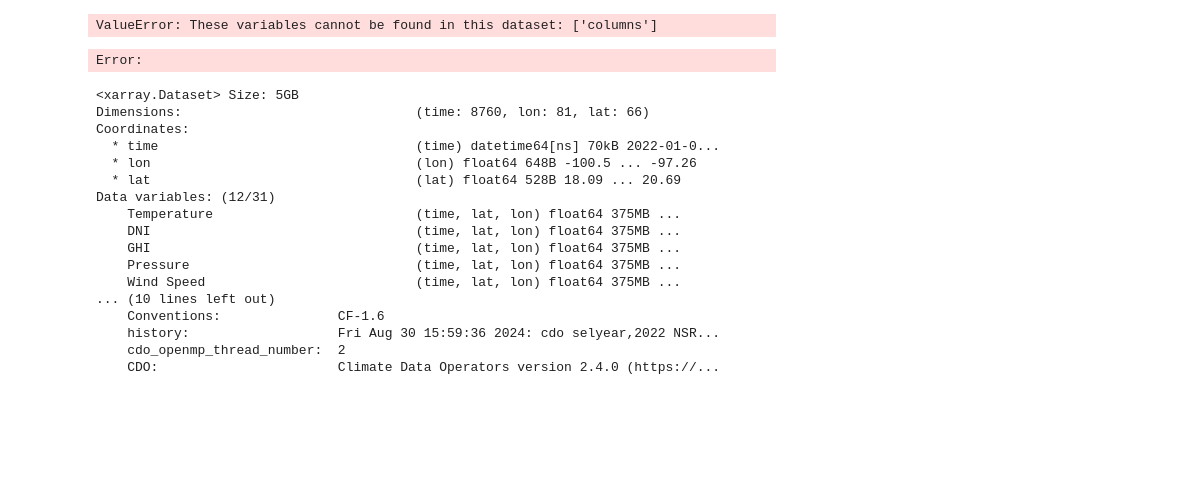
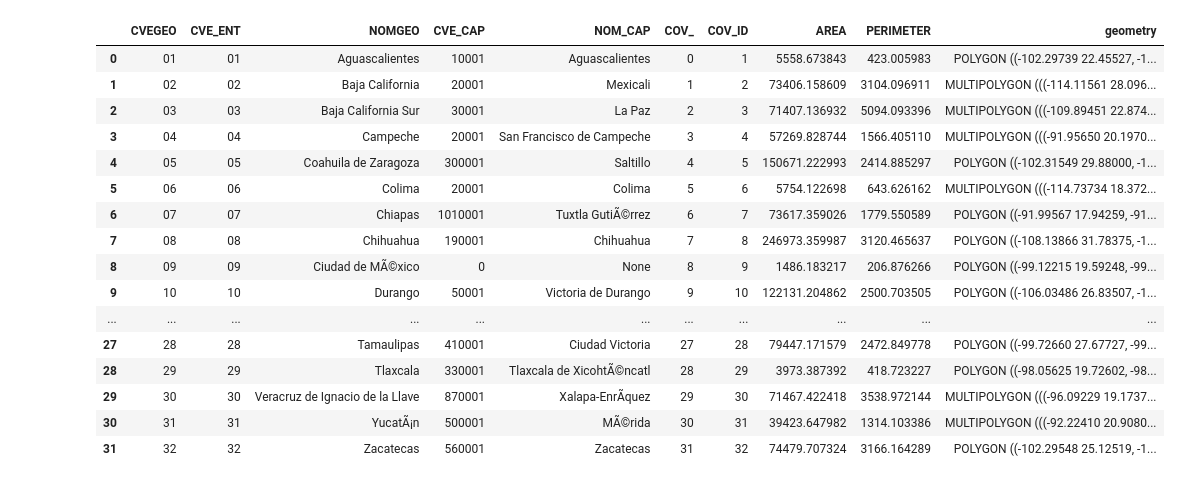
Before and after one commit to rodrigoms95/recurso_solar, a Jupyter notebook: code/track_test_nc.ipynb, the cells around one changed output. Saved outputs shown, nothing was run; the diff lists cells and outputs as text; code cells hidden in the pictures; blank space fills up the shorter version.

```diff
--- a/code/track_test_nc.ipynb
+++ b/code/track_test_nc.ipynb
@@ -21,6 +22,27 @@ def atan(x): return np.arctan(x) * 180/np.pi
 # Huso horario.
 # La información está en UTC.
 TZ = -6
+# %%
+estados = gpd.read_file("../data/Mapas/dest23gw")
+estados
+# %% [output]
+|  | CVEGEO | CVE_ENT | NOMGEO | CVE_CAP | NOM_CAP | COV_ | COV_ID | AREA | PERIMETER | geometry |
+| 0 | 01 | 01 | Aguascalientes | 10001 | Aguascalientes | 0 | 1 | 5558.673843 | 423.005983 | POLYGON ((-102.29739 22.45527, -1... |
+| 1 | 02 | 02 | Baja California | 20001 | Mexicali | 1 | 2 | 73406.158609 | 3104.096911 | MULTIPOLYGON (((-114.11561 28.096... |
+| 2 | 03 | 03 | Baja California Sur | 30001 | La Paz | 2 | 3 | 71407.136932 | 5094.093396 | MULTIPOLYGON (((-109.89451 22.874... |
+| 3 | 04 | 04 | Campeche | 20001 | San Francisco de Campeche | 3 | 4 | 57269.828744 | 1566.405110 | MULTIPOLYGON (((-91.95650 20.1970... |
+| 4 | 05 | 05 | Coahuila de Zaragoza | 300001 | Saltillo | 4 | 5 | 150671.222993 | 2414.885297 | POLYGON ((-102.31549 29.88000, -1... |
+| 5 | 06 | 06 | Colima | 20001 | Colima | 5 | 6 | 5754.122698 | 643.626162 | MULTIPOLYGON (((-114.73734 18.372... |
+| 6 | 07 | 07 | Chiapas | 1010001 | Tuxtla GutiÃ©rrez | 6 | 7 | 73617.359026 | 1779.550589 | POLYGON ((-91.99567 17.94259, -91... |
+| 7 | 08 | 08 | Chihuahua | 190001 | Chihuahua | 7 | 8 | 246973.359987 | 3120.465637 | POLYGON ((-108.13866 31.78375, -1... |
+| 8 | 09 | 09 | Ciudad de MÃ©xico | 0 | None | 8 | 9 | 1486.183217 | 206.876266 | POLYGON ((-99.12215 19.59248, -99... |
+| 9 | 10 | 10 | Durango | 50001 | Victoria de Durango | 9 | 10 | 122131.204862 | 2500.703505 | POLYGON ((-106.03486 26.83507, -1... |
+| ... | ... | ... | ... | ... | ... | ... | ... | ... | ... | ... |
+| 27 | 28 | 28 | Tamaulipas | 410001 | Ciudad Victoria | 27 | 28 | 79447.171579 | 2472.849778 | POLYGON ((-99.72660 27.67727, -99... |
+| 28 | 29 | 29 | Tlaxcala | 330001 | Tlaxcala de XicohtÃ©ncatl | 28 | 29 | 3973.387392 | 418.723227 | POLYGON ((-98.05625 19.72602, -98... |
+| 29 | 30 | 30 | Veracruz de Ignacio de la Llave | 870001 | Xalapa-EnrÃ­quez | 29 | 30 | 71467.422418 | 3538.972144 | MULTIPOLYGON (((-96.09229 19.1737... |
+| 30 | 31 | 31 | YucatÃ¡n | 500001 | MÃ©rida | 30 | 31 | 39423.647982 | 1314.103386 | MULTIPOLYGON (((-92.22410 20.9080... |
+| 31 | 32 | 32 | Zacatecas | 560001 | Zacatecas | 31 | 32 | 74479.707324 | 3166.164289 | POLYGON ((-102.29548 25.12519, -1... |
 # %%
 # Datos de radiación
 
@@ -186,25 +206,24 @@ ds["epsilon"] = ds["epsilon"].where(
     ~( (ds["bins"]>1.065) & (ds["bins"]<1.500) ), 2 )
 ds["epsilon"] = ds["epsilon"].where( ds["bins"] > 1.065, 1 )
 Perez = pd.read_csv("../code/Perez.csv", index_col = "bin" )
-#ds = ds.drop( columns = "bins" )
+ds = ds.drop_vars( "bins" )
 # Extraterrestrial radiation.
 Ea = 1367
 # Coeficientes
 ds["Delta"] = ds["DHI"] * ds["Air_Mass"] / Ea
-#ds = ds.drop( columns = "Air_Mass" )
+ds = ds.drop_vars( "Air_Mass" )
 for j in Perez.columns:
     ds[j] = 0.0
     for i in Perez.index:
         ds[j] = ds[j].where(ds["epsilon"] != i, Perez.loc[i, j] )
-#ds = ds.drop( columns = "epsilon" )
+ds = ds.drop_vars( "epsilon" )
 ds["F1"] = ( ds["f11"] + ds["f12"]*ds["Delta"]
     + np.radians(ds["Zenith_Angle"])*ds["f13"] )
-#ds = ds.drop( columns = ["f11", "f12", "f13"] )
+ds = ds.drop_vars( ["f11", "f12", "f13"] )
 ds["F1"] = ds["F1"].where( ds["F1"] < 0, 0 )
 ds["F2"] = ( ds["f21"] + ds["f22"]*ds["Delta"]
     + np.radians(ds["Zenith_Angle"])*ds["f23"] )
-#ds = ds.drop( columns = ["f21", "f22", "f23"] )
-#ds = ds.drop( columns = ["Delta"] )
+ds = ds.drop_vars( ["f21", "f22", "f23", "Delta"] )
 ds["b"] = cos(ds["Zenith_Angle"])
 ds["b"] = ds["b"].where( ds["b"] < cos(85), cos(85) )
 # Iteramos para cada caso
@@ -217,7 +236,7 @@ for i in range(len(cases)):
     ds[track_AOI[i]] = ds[track_AOI[i]].where( ds[track_AOI[i]] < 1, 1 )
     ds[track_AOI[i]] = ds[track_AOI[i]].where( ds[track_AOI[i]] > -1, -1 )
     ds[track_AOI[i]] = acos(ds[track_AOI[i]])
-    #ds = ds.drop( columns = "Azimuth_Angle" )
+    #ds = ds.drop_vars( "Azimuth_Angle" )
     ds["a"] = cos(ds[track_AOI[i]])
     ds["a"] = ds["a"].where( ds["a"] < 0, 0 )
     # Radiación difusa.
@@ -225,17 +244,17 @@ for i in range(len(cases)):
         + ds["F1"]*ds["a"]/ds["b"] + ds["F2"]*sin(ds[track_tilt[i]]) ) )
     ds["I_d_90"] = ( ds["DHI"] * ((1+cos(ds[track_tilt[i]]))/2) )
     ds["I_d"] = ds["I_d"].where( ds["Zenith_Angle"] < 87.5, ds["I_d_90"] )
-    #ds = ds.drop( columns = "I_d_90" )
+    ds = ds.drop_vars( "I_d_90" )
     ds["I_d"] = ds["I_d"].where( ds["Zenith_Angle"] < 90, 0 )
-    #ds = ds.drop( columns = ["F1", "F2", "a", "b", "DHI"] )
-    #ds = ds.drop( columns = "Zenith_Angle" )
     # Radiación directa.
     ds["I_b"] = ds["DNI"] * cos(ds[track_AOI[i]])
     ds["I_b"] = ds["I_b"].where( ds[track_AOI[i]] < 90, 0 )
-    #ds = ds.drop( columns = track_AOI[k] )
+    ds = ds.drop_vars( track_AOI[i] )
     # Radiación total en el panel.
     ds[track_POA[i]] = ds["I_b"] + ds["I_d"]
-    #ds = ds.drop( columns = ["I_b", "I_d"] )
+    ds = ds.drop_vars( ["I_b", "I_d"] )
+
+ds = ds.drop_vars(["F1", "F2", "a", "b", "Zenith_Angle", "DHI"])
 
 # NOCT Cell Temperature Model
 T_NOCT    = 44 # °C
@@ -292,40 +311,17 @@ for i in range(len(cases)):
     ds[track_P_mp[i]] = ds[track_P_mp[i]] * 1000 / ( I_mp * V_mp )
     ds[track_P_mp[i]] = ds[track_P_mp[i]].where(
         ds[track_POA[i]] > 0, 0 ).where(ds["GHI"] > 0, 0)
-    #ds = ds.drop( columns = cases[i] + "_Cell_Temperature" )
-    #ds = ds.drop( columns = track_POA[i] )
+    ds = ds.drop_vars( cases[i] + "_Cell_Temperature" )
+    ds = ds.drop_vars( track_POA[i] )
 
 # Calculamos la producción bifacial total
 ds[track_P_mp[10]] = ds[track_P_mp[5]] + ds[track_P_mp[7]]
 ds[track_P_mp[11]] = ds[track_P_mp[6]] + ds[track_P_mp[8]]
 ds[track_P_mp[12]] = ds[track_P_mp[0]] + ds[track_P_mp[9]]
-ds = ds.drop(columns = track_P_mp[5:10])
+ds = ds.drop_vars(track_P_mp[5:10])
 
 #print("Photovoltaic production")
 #pd.options.display.float_format = "{:,.0f} kWh/kWp".format
 #a = ( ds[prod_n] / 2 ).sum(axis = 0)
 #a.index = names_dn
 #print(a.sort_values(ascending = False).to_string())
-# %% [output]
-ValueError: These variables cannot be found in this dataset: ['columns']
-Error:
-# %%
-ds
-# %% [output]
-<xarray.Dataset> Size: 5GB
-Dimensions:                              (time: 8760, lon: 81, lat: 66)
-Coordinates:
-  * time                                 (time) datetime64[ns] 70kB 2022-01-0...
-  * lon                                  (lon) float64 648B -100.5 ... -97.26
-  * lat                                  (lat) float64 528B 18.09 ... 20.69
-Data variables: (12/31)
-    Temperature                          (time, lat, lon) float64 375MB ...
-    DNI                                  (time, lat, lon) float64 375MB ...
-    GHI                                  (time, lat, lon) float64 375MB ...
-    Pressure                             (time, lat, lon) float64 375MB ...
-    Wind Speed                           (time, lat, lon) float64 375MB ...
-... (10 lines left out)
-    Conventions:               CF-1.6
-    history:                   Fri Aug 30 15:59:36 2024: cdo selyear,2022 NSR...
-    cdo_openmp_thread_number:  2
-    CDO:                       Climate Data Operators version 2.4.0 (https://...
```
Also changed, not shown: parts of 3 cells of this notebook, 5 other files.
